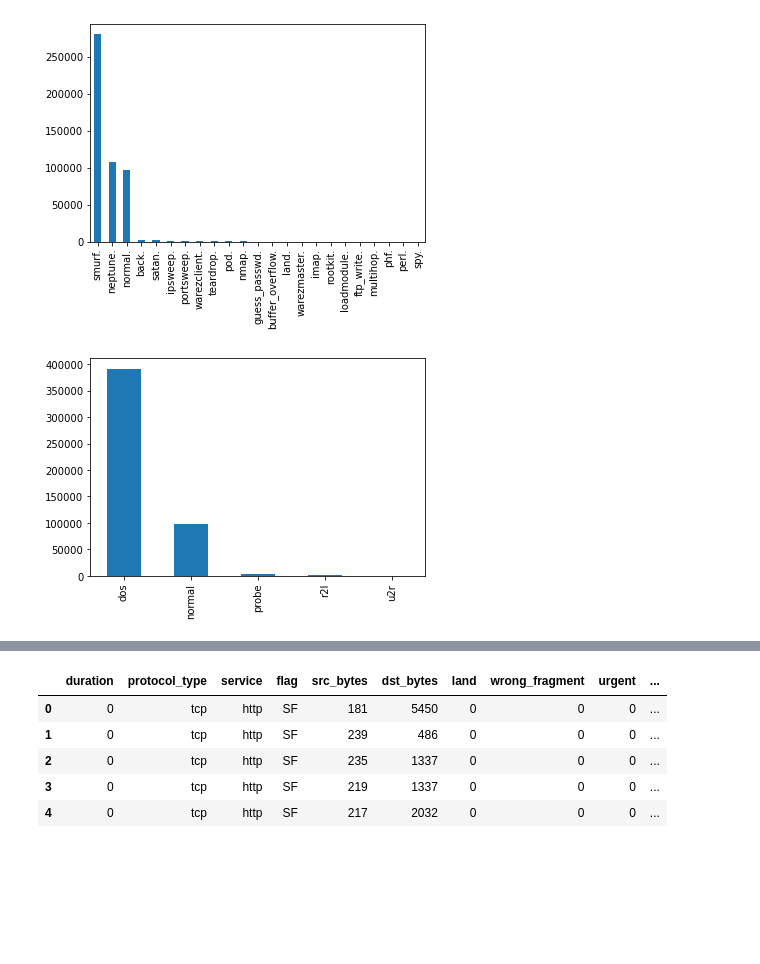
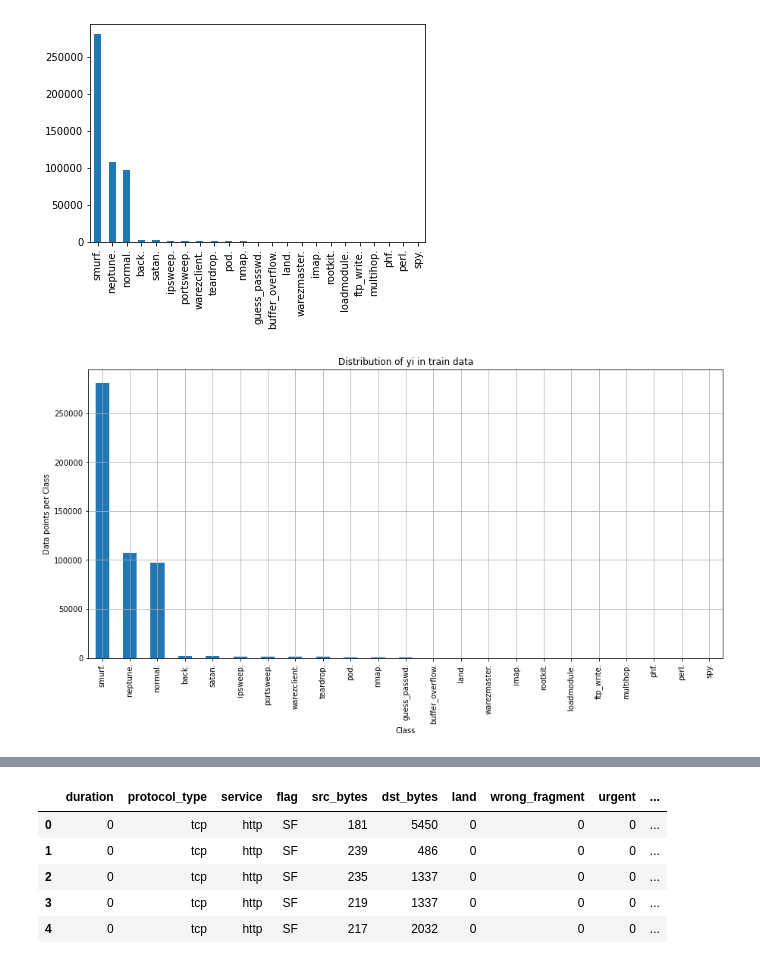
Before and after one commit to joenellis/implementation, a Jupyter notebook: dissert.ipynb, the cells around one changed output, grey strips where cells are left out. Cells and saved outputs as stored; diff of their text form; code cells hidden in the pictures; blank space fills up the shorter version.

```diff
--- a/dissert.ipynb
+++ b/dissert.ipynb
@@ -143,7 +143,7 @@ path = "/Users/ellis/OneDrive - University of Warwick/Dissertation/Actual Work/i
 df = pd.read_csv(path,names=columns)
 
 #Adding Attack Type column
-df['Attack Type'] = df.target.apply(lambda r:attacks_types[r[:-1]])
+df['Attack_Type'] = df.target.apply(lambda r:attacks_types[r[:-1]])
 
 df.head()
 # %% [output]
@@ -279,7 +279,14 @@ bar_graph('logged_in')
 bar_graph('target')
 # %% [output]
 [figure]
-# %%
-bar_graph('Attack Type')
-# %% [output]
-[figure, removed]
+# %%
+plt.figure(figsize=(15,7))
+class_distribution = df['target'].value_counts()
+class_distribution.plot(kind='bar')
+plt.xlabel('Class')
+plt.ylabel('Data points per Class')
+plt.title('Distribution of yi in train data')
+plt.grid()
+plt.show()
+# %% [output]
+[figure, added]
```
Also changed, not shown: parts of 58 cells of this notebook.
